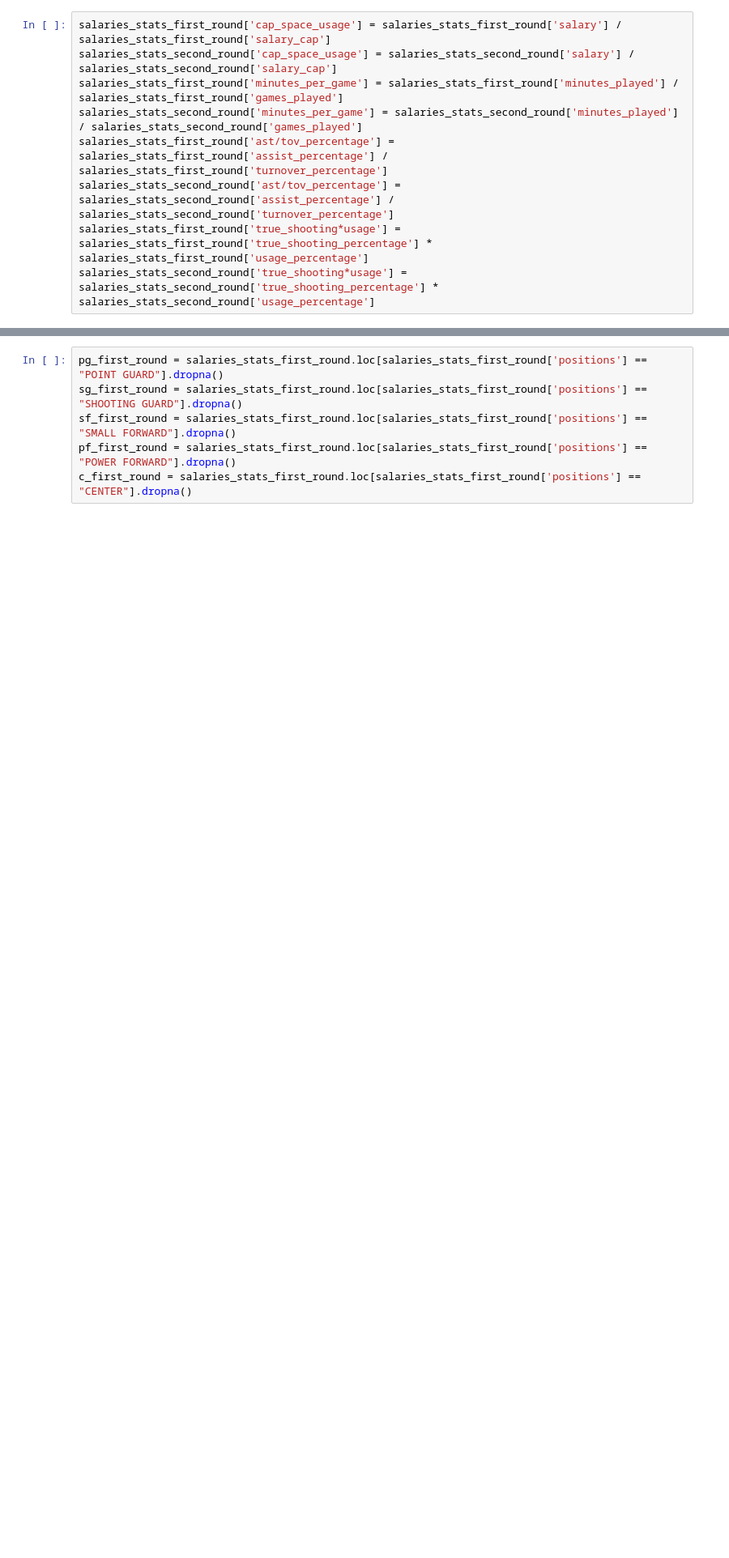
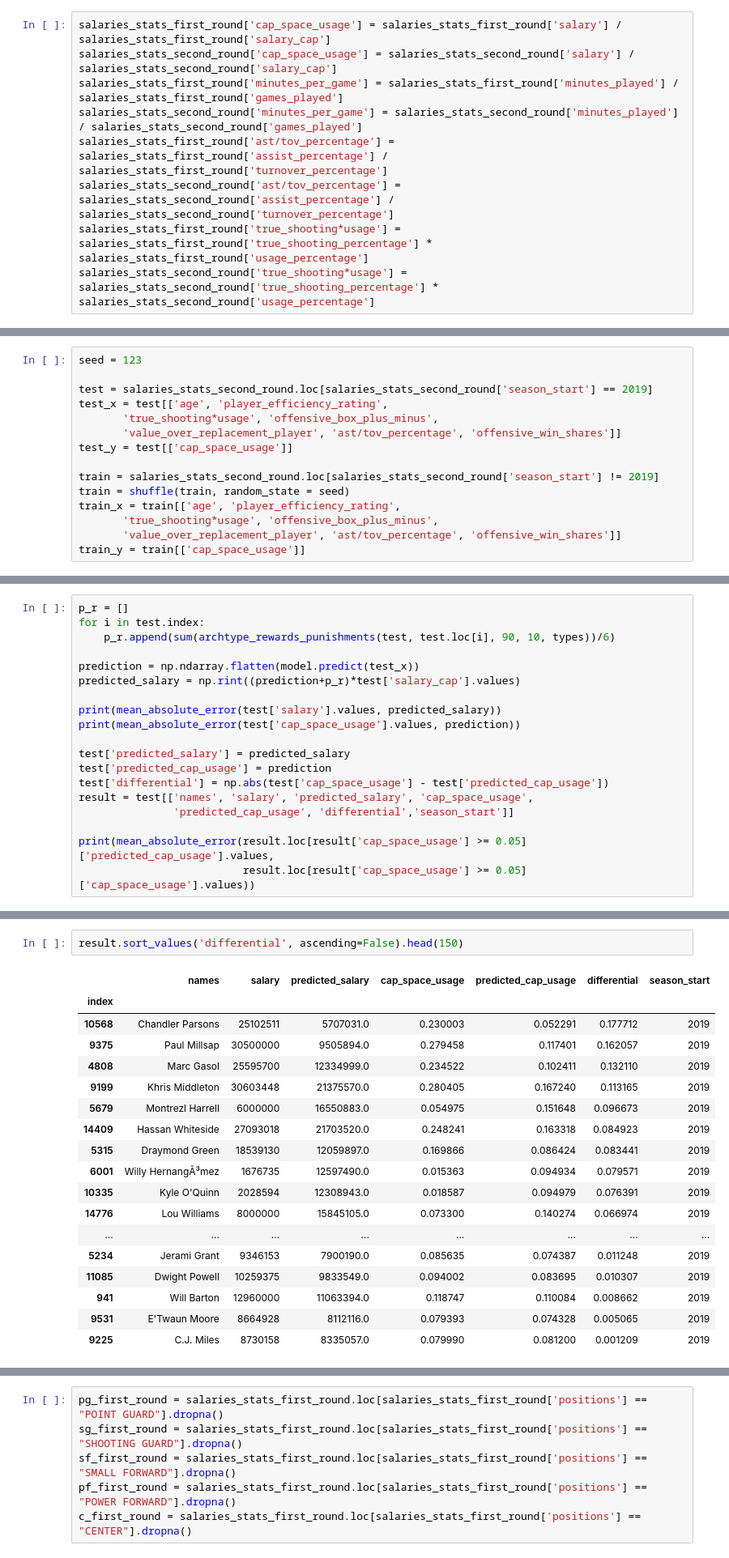
Before and after one commit to ZachLiu519/nba-model, a Jupyter notebook: week_2_data_exploration/filtered_stats_correlations.ipynb, the cells around one changed output, grey strips where cells are left out. Shown: that part at 81% size. Drawn from its saved outputs; the diff is of its cells as text; blank space fills up the shorter version.

```diff
--- a/week_2_data_exploration/filtered_stats_correlations.ipynb
+++ b/week_2_data_exploration/filtered_stats_correlations.ipynb
@@ -130,0 +174,15 @@ Index(['key', 'names', 'salary', 'season_start', 'positions', 'age',
+# %%
+seed = 123
+
+test = salaries_stats_second_round.loc[salaries_stats_second_round['season_start'] == 2019]
+test_x = test[['age', 'player_efficiency_rating',
+       'true_shooting*usage', 'offensive_box_plus_minus',
+       'value_over_replacement_player', 'ast/tov_percentage', 'offensive_win_shares']]
+test_y = test[['cap_space_usage']]
+
+train = salaries_stats_second_round.loc[salaries_stats_second_round['season_start'] != 2019]
+train = shuffle(train, random_state = seed)
+train_x = train[['age', 'player_efficiency_rating',
+       'true_shooting*usage', 'offensive_box_plus_minus',
+       'value_over_replacement_player', 'ast/tov_percentage', 'offensive_win_shares']]
+train_y = train[['cap_space_usage']]
@@ -130,0 +248,19 @@ Index(['key', 'names', 'salary', 'season_start', 'positions', 'age',
+# %%
+p_r = []
+for i in test.index:
+    p_r.append(sum(archtype_rewards_punishments(test, test.loc[i], 90, 10, types))/6)
+
+prediction = np.ndarray.flatten(model.predict(test_x))
+predicted_salary = np.rint((prediction+p_r)*test['salary_cap'].values)
+
+print(mean_absolute_error(test['salary'].values, predicted_salary))
+print(mean_absolute_error(test['cap_space_usage'].values, prediction))
+
+test['predicted_salary'] = predicted_salary
+test['predicted_cap_usage'] = prediction
+test['differential'] = np.abs(test['cap_space_usage'] - test['predicted_cap_usage'])
+result = test[['names', 'salary', 'predicted_salary', 'cap_space_usage',
+               'predicted_cap_usage', 'differential','season_start']]
+
+print(mean_absolute_error(result.loc[result['cap_space_usage'] >= 0.05]['predicted_cap_usage'].values,
+                          result.loc[result['cap_space_usage'] >= 0.05]['cap_space_usage'].values))
@@ -130,0 +271,21 @@ Index(['key', 'names', 'salary', 'season_start', 'positions', 'age',
+# %%
+result.sort_values('differential', ascending=False).head(150)
+# %% [output]
+|  | names | salary | predicted_salary | cap_space_usage | predicted_cap_usage | differential | season_start |
+| index |  |  |  |  |  |  |  |
+| 10568 | Chandler Parsons | 25102511 | 5707031.0 | 0.230003 | 0.052291 | 0.177712 | 2019 |
+| 9375 | Paul Millsap | 30500000 | 9505894.0 | 0.279458 | 0.117401 | 0.162057 | 2019 |
+| 4808 | Marc Gasol | 25595700 | 12334999.0 | 0.234522 | 0.102411 | 0.132110 | 2019 |
+| 9199 | Khris Middleton | 30603448 | 21375570.0 | 0.280405 | 0.167240 | 0.113165 | 2019 |
+| 5679 | Montrezl Harrell | 6000000 | 16550883.0 | 0.054975 | 0.151648 | 0.096673 | 2019 |
+| 14409 | Hassan Whiteside | 27093018 | 21703520.0 | 0.248241 | 0.163318 | 0.084923 | 2019 |
+| 5315 | Draymond Green | 18539130 | 12059897.0 | 0.169866 | 0.086424 | 0.083441 | 2019 |
+| 6001 | Willy HernangÃ³mez | 1676735 | 12597490.0 | 0.015363 | 0.094934 | 0.079571 | 2019 |
+| 10335 | Kyle O'Quinn | 2028594 | 12308943.0 | 0.018587 | 0.094979 | 0.076391 | 2019 |
+| 14776 | Lou Williams | 8000000 | 15845105.0 | 0.073300 | 0.140274 | 0.066974 | 2019 |
+| ... | ... | ... | ... | ... | ... | ... | ... |
+| 5234 | Jerami Grant | 9346153 | 7900190.0 | 0.085635 | 0.074387 | 0.011248 | 2019 |
+| 11085 | Dwight Powell | 10259375 | 9833549.0 | 0.094002 | 0.083695 | 0.010307 | 2019 |
+| 941 | Will Barton | 12960000 | 11063394.0 | 0.118747 | 0.110084 | 0.008662 | 2019 |
+| 9531 | E'Twaun Moore | 8664928 | 8112116.0 | 0.079393 | 0.074328 | 0.005065 | 2019 |
+| 9225 | C.J. Miles | 8730158 | 8335057.0 | 0.079990 | 0.081200 | 0.001209 | 2019 |
```
Also changed, not shown: parts of 46 cells of this notebook.
